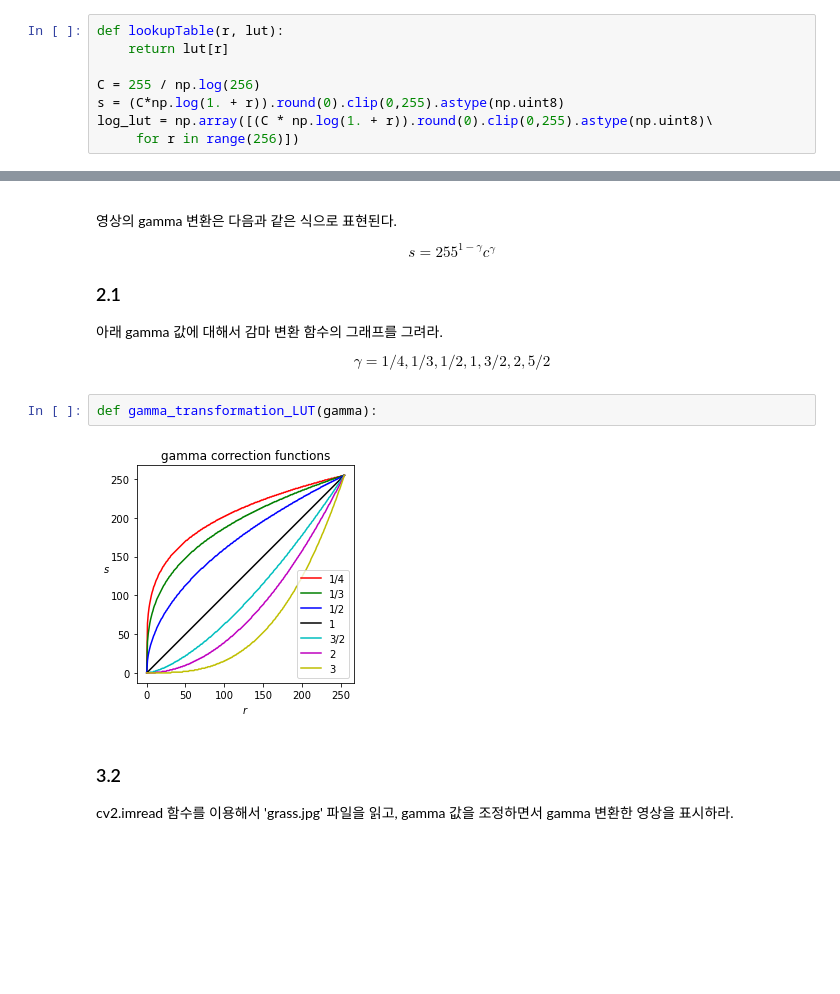
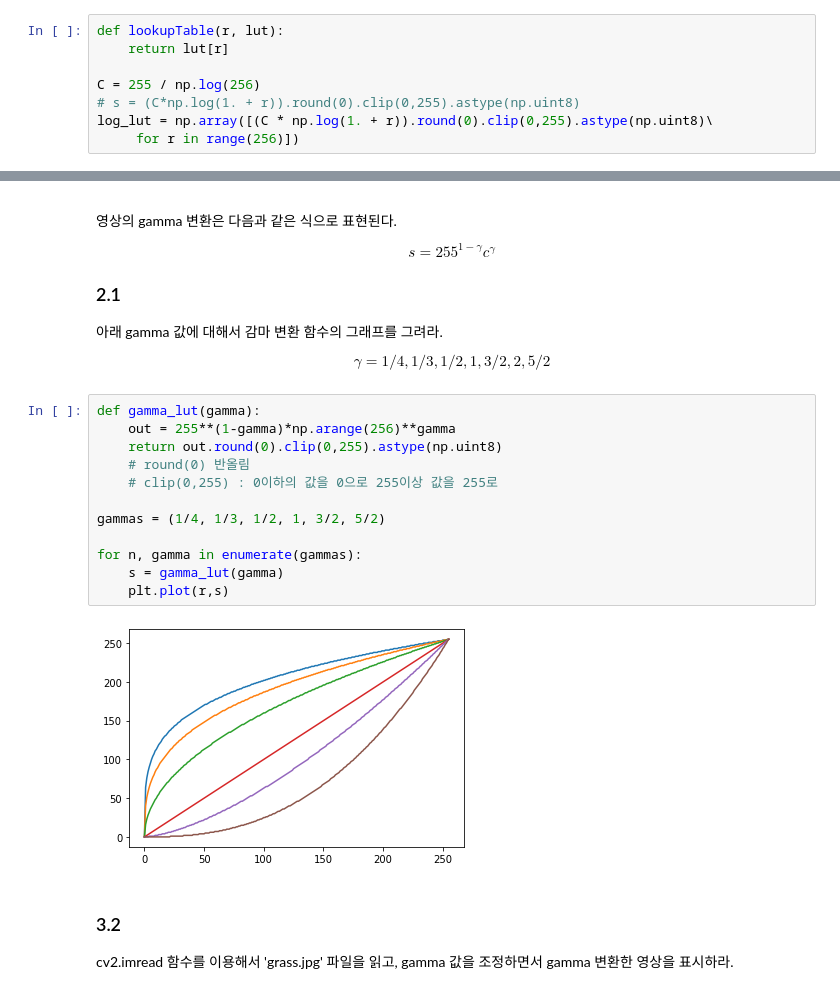
Before and after one commit to EJLee1209/ImageProcessing, a Jupyter notebook: 실습_원본/lab-06/IPP-2022-1-lab-06-20185158-이은재.ipynb, the cells around one changed output, grey strips where cells are left out. Cells and saved outputs as stored; diff of their text form; blank space fills up the shorter version.

```diff
--- a/실습_원본/lab-06/IPP-2022-1-lab-06-20185158-이은재.ipynb
+++ b/실습_원본/lab-06/IPP-2022-1-lab-06-20185158-이은재.ipynb
@@ -166,6 +190,6 @@ def lookupTable(r, lut):
     return lut[r]
 
 C = 255 / np.log(256)
-s = (C*np.log(1. + r)).round(0).clip(0,255).astype(np.uint8)
+# s = (C*np.log(1. + r)).round(0).clip(0,255).astype(np.uint8)
 log_lut = np.array([(C * np.log(1. + r)).round(0).clip(0,255).astype(np.uint8)\
      for r in range(256)])
@@ -212,9 +319,19 @@ $$s = 255^{1-\gamma} c^\gamma$$
 
 $$\gamma = 1/4, 1/3, 1/2, 1, 3/2, 2, 5/2$$
 # %%
-def gamma_transformation_LUT(gamma):
+def gamma_lut(gamma):
+    out = 255**(1-gamma)*np.arange(256)**gamma
+    return out.round(0).clip(0,255).astype(np.uint8)
+    # round(0) 반올림
+    # clip(0,255) : 0이하의 값을 0으로 255이상 값을 255로
+
+gammas = (1/4, 1/3, 1/2, 1, 3/2, 5/2)
+
+for n, gamma in enumerate(gammas):
+    s = gamma_lut(gamma)
+    plt.plot(r,s)
 # %% [output]
-[figure, old version]
+[figure, new version]
 # %% [markdown]
 ### 3.2
 cv2.imread 함수를 이용해서 'grass.jpg' 파일을 읽고, gamma 값을 조정하면서 gamma 변환한 영상을 표시하라.
```
Also changed, not shown: parts of 25 cells of this notebook, 11 other files.
